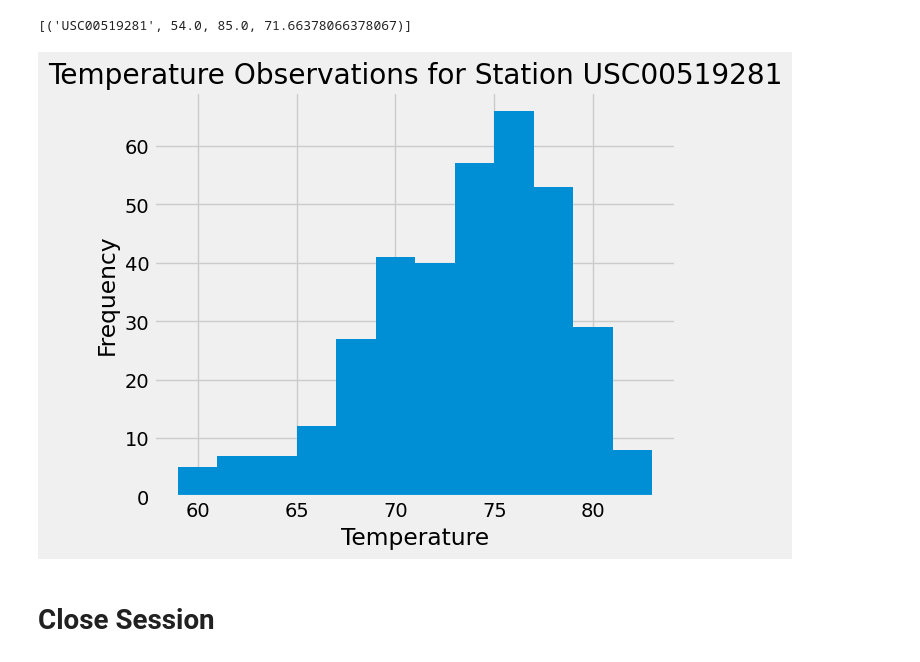
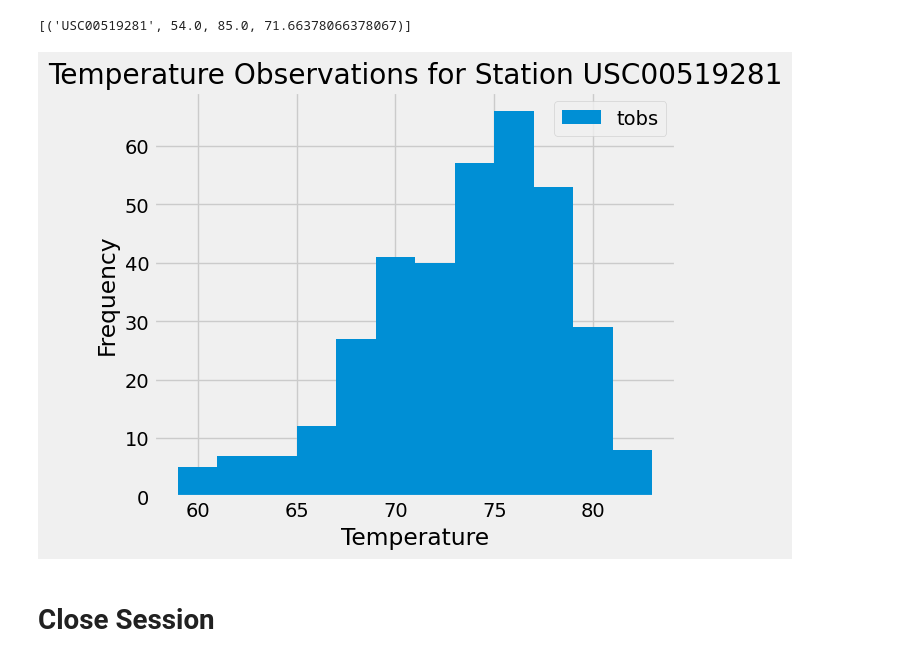
Before and after one commit to moonsunkey/sqlalchemy-challenge, a Jupyter notebook: SurfsUp/climate.ipynb, the cells around one changed output. Drawn from its saved outputs; the diff is of its cells as text; code cells hidden in the pictures.

Commit message:
Finalized sqlalchemy portion as well as charts with dataframe.

```diff
--- a/SurfsUp/climate.ipynb
+++ b/SurfsUp/climate.ipynb
@@ -169,21 +169,22 @@ USC00519281_info
 # %%
 # Using the most active station id
 # Query the last 12 months of temperature observation data for this station and plot the results as a histogram
 USC00519281_data = session.query(measurement.date, measurement.tobs).\
     filter(measurement.station == 'USC00519281').\
     filter(text("date >= (SELECT date(MAX(date), '-365 day') FROM measurement)")).\
     order_by(measurement.date).all()
 
 df = pd.DataFrame(USC00519281_data, columns=['date', 'tobs'])
 
 # Plot the results as a histogram
 plt.figure(figsize=(6, 5))
 df['tobs'].plot(kind='hist', bins=12, title='Temperature Observations for Station USC00519281',label='tobs')
 plt.xlabel('Temperature')
 plt.ylabel('Frequency')
+plt.legend()
 plt.show()
 # %% [output]
-[figure, old version]
+[figure, new version]
 # %% [markdown]
 # Close Session
 # %%
```
